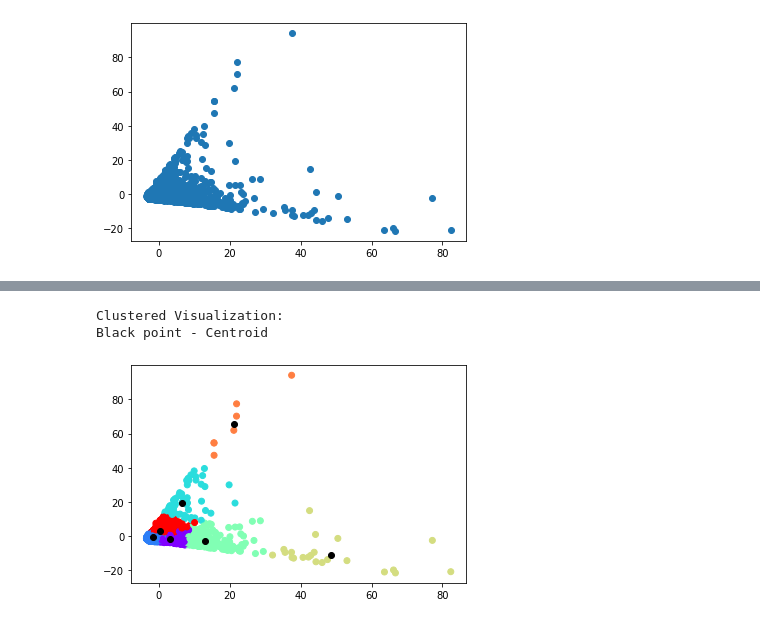
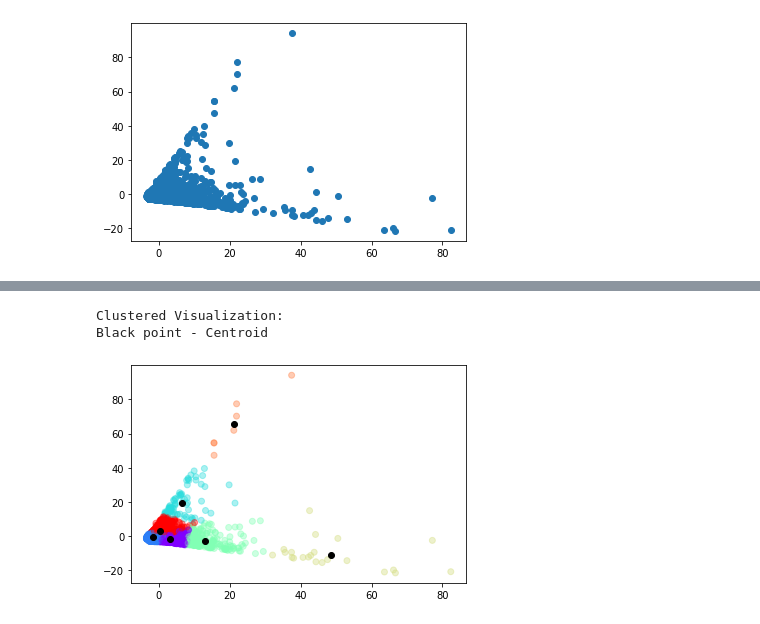
Before and after one commit to ABCD-EDU/cs322-lab, a Jupyter notebook: src/exercises/lab3/Kmeans.ipynb, the cells around one changed output, grey strips where cells are left out. Cells and saved outputs as stored; diff of their text form; code cells hidden in the pictures.

```diff
--- a/src/exercises/lab3/Kmeans.ipynb
+++ b/src/exercises/lab3/Kmeans.ipynb
@@ -213,15 +217,17 @@ km = KMeans(
 # Get labels of each row in dataframe
 labels = km.fit_predict(data_transformed)
 # %%
-plt.scatter(data_transformed[:,0],data_transformed[:,1], c=km.labels_ ,cmap='rainbow')
+colors = ["red", "green", "blue", "pink", "violet", "peachpuff", "aqua"]
+# Possible colors in
+plt.scatter(data_transformed[:,0],data_transformed[:,1], c=km.labels_ ,cmap='rainbow', alpha=0.4)
 plt.scatter(km.cluster_centers_[:,0] ,km.cluster_centers_[:,1], color='black')
 print("Clustered Visualization: ")
 print("Black point - Centroid")
 plt.show()
 # %% [output]
 Clustered Visualization:
 Black point - Centroid
-[figure, old version]
+[figure, new version]
 # %%
 print("Davies_Bouldin_Score:",davies_bouldin_score(data_transformed, labels))
 print("Calinski_Harabasz_Score:",calinski_harabasz_score(data_transformed, labels))
```
Also changed, not shown: parts of 21 cells of this notebook.
